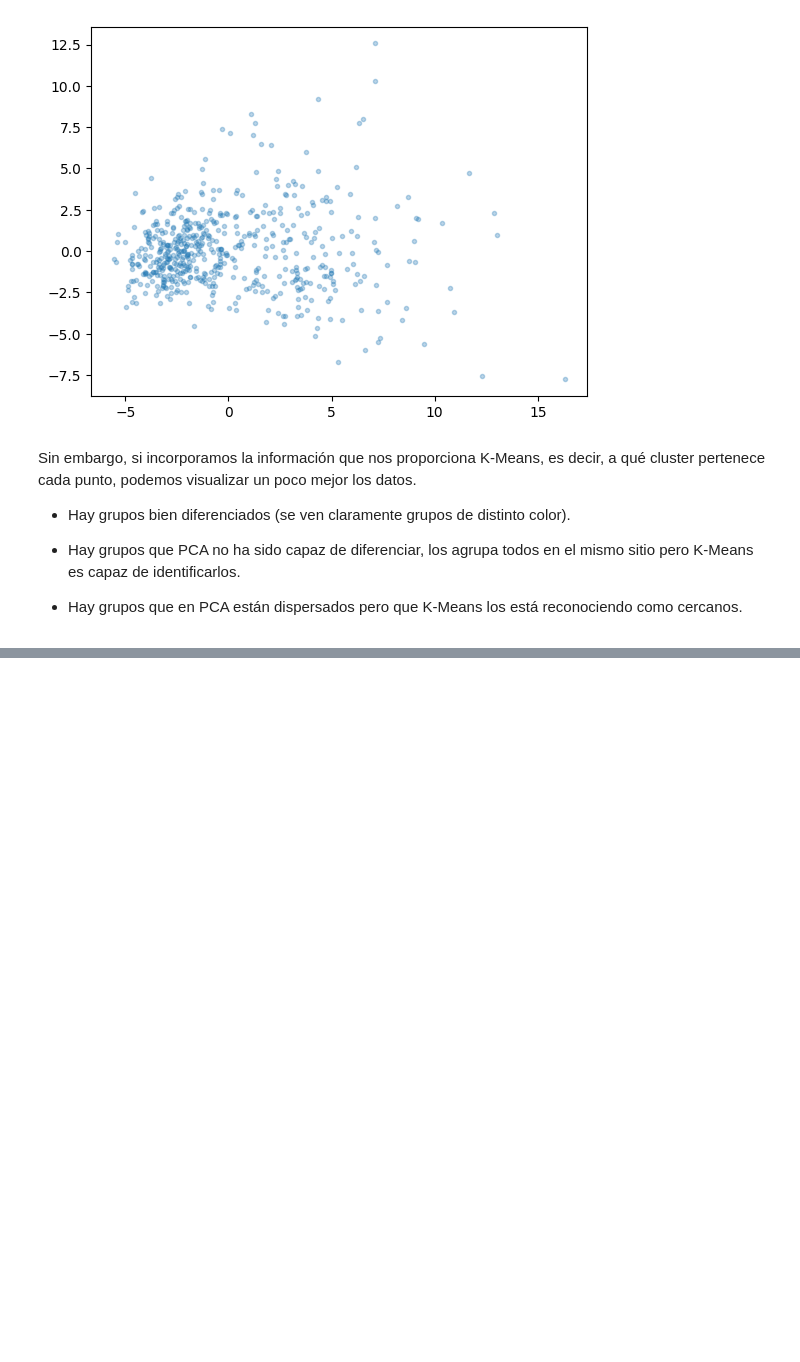
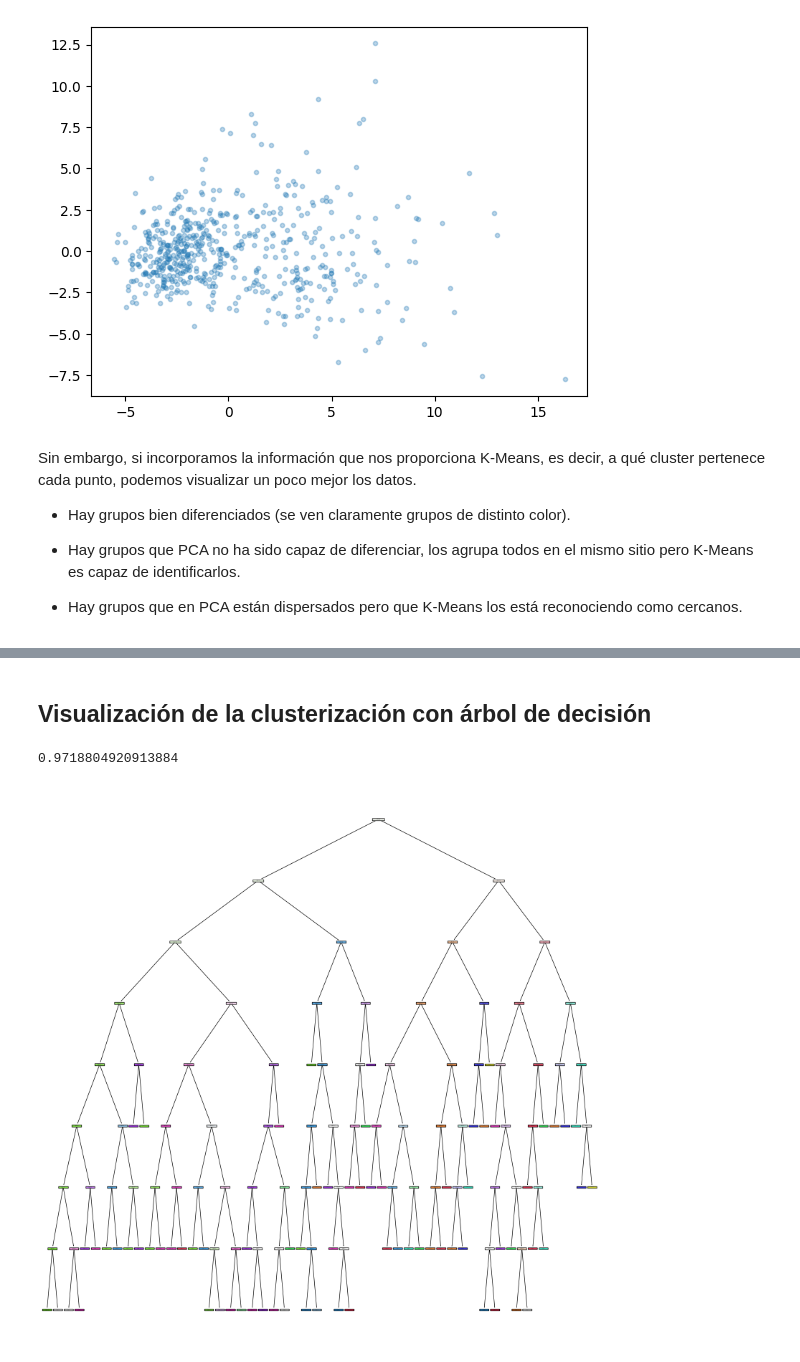
Before and after one commit to christianolivamoya/MIAX12-ML, a Jupyter notebook: notebooks/7_2_KMeans.ipynb, the cells around one changed output, grey strips where cells are left out. Drawn from its saved outputs; the diff is of its cells as text; code cells hidden in the pictures; blank space fills up the shorter version.

```diff
--- a/notebooks/7_2_KMeans.ipynb
+++ b/notebooks/7_2_KMeans.ipynb
@@ -418,0 +447,16 @@ plt.show()
+# %% [markdown]
+## Visualización de la clusterización con árbol de decisión
+# %%
+from sklearn.tree import DecisionTreeClassifier, plot_tree
+
+tree = DecisionTreeClassifier(max_depth=8)
+tree.fit(datos, clusters)
+tree.score(datos, clusters)
+# %% [output]
+0.9718804920913884
+# %%
+plt.figure(figsize=(20,20))
+plot_tree(tree, filled=True, feature_names=breastCancer.feature_names)
+plt.show()
+# %% [output]
+[figure, added]
```
Also changed, not shown: parts of 14 cells of this notebook, 2 other files.
